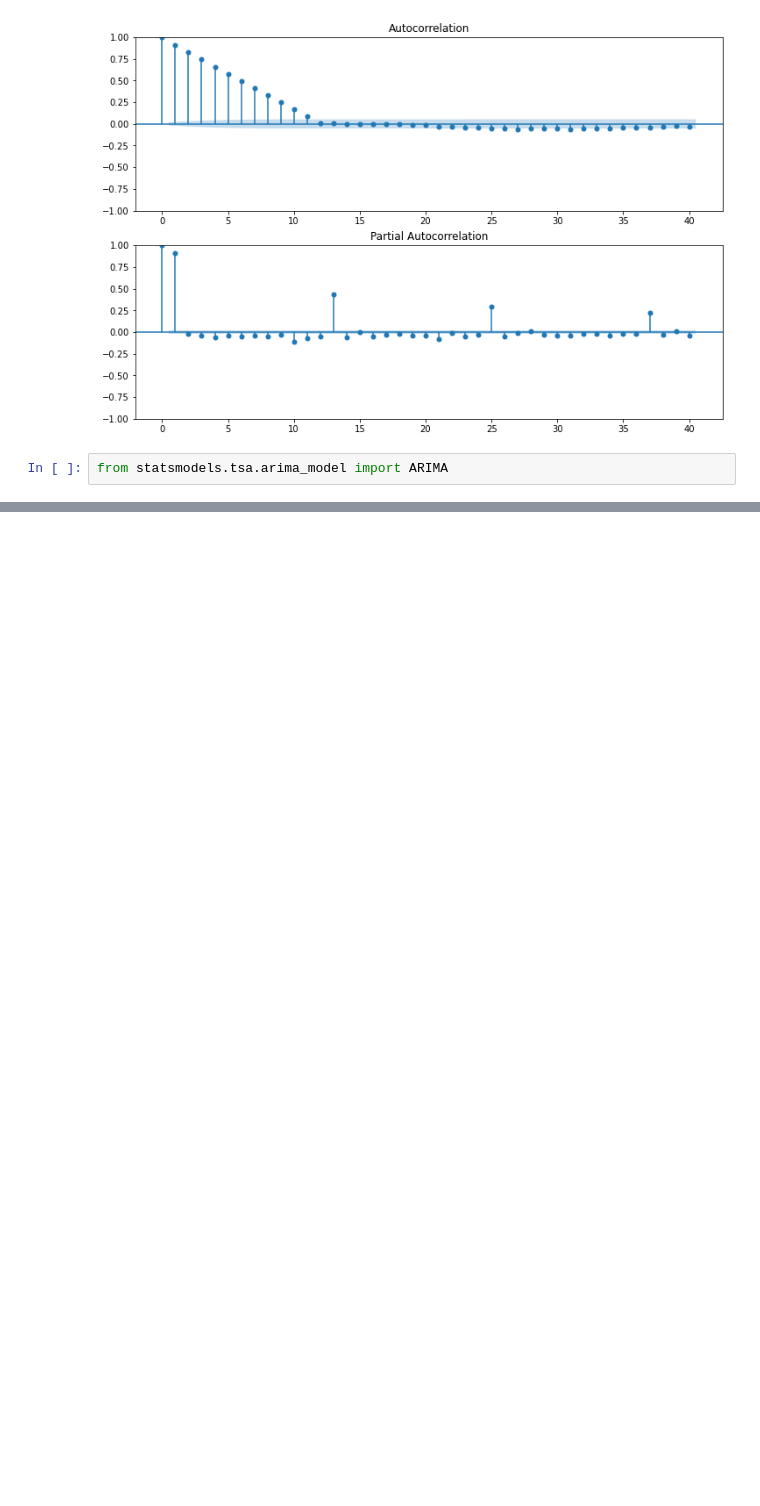
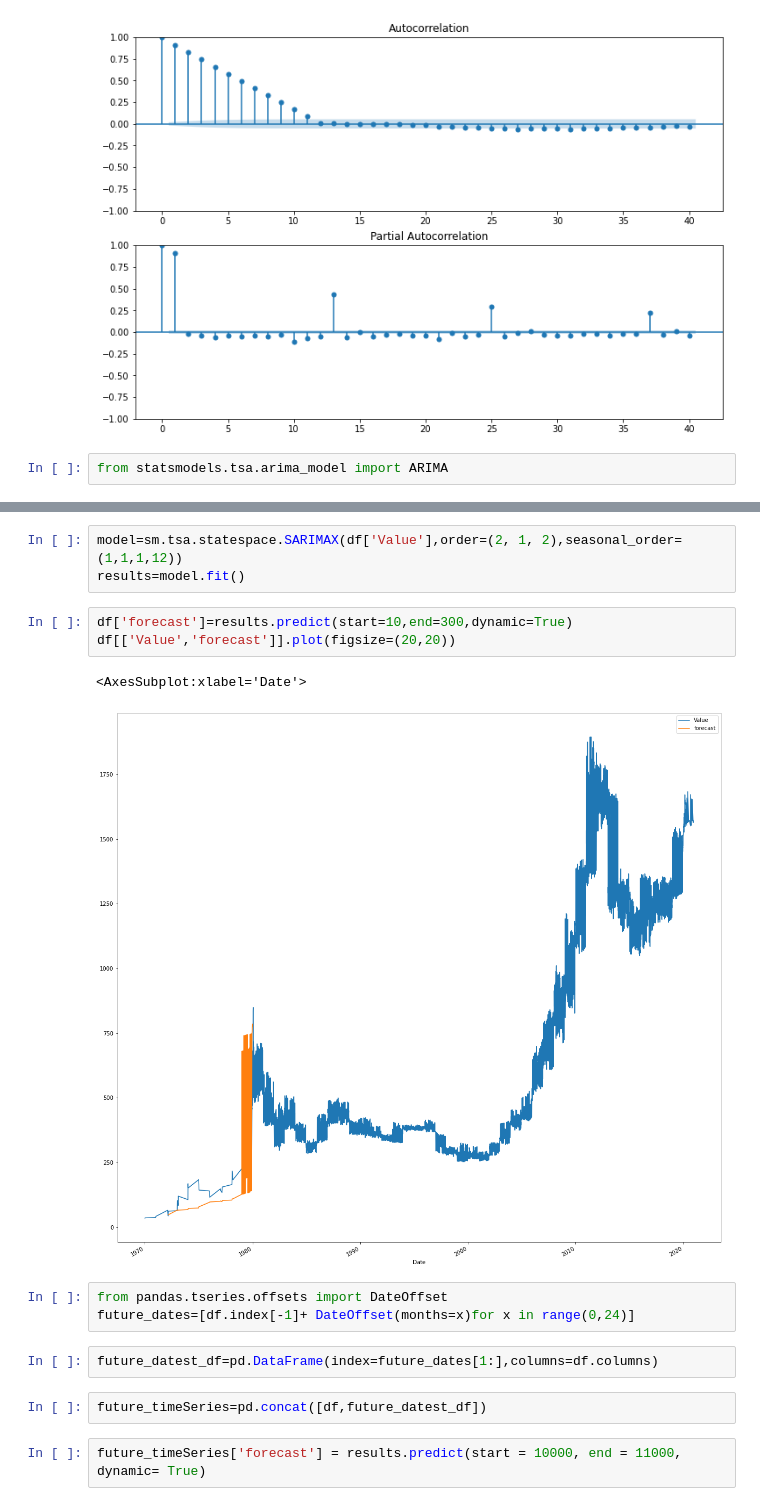
Before and after one commit to sabesan1998/ML_Assignment2_IT19129822_IT19058788_IT19056630, a Jupyter notebook: TimeSeries.ipynb, the cells around one changed output, grey strips where cells are left out. Saved outputs shown, nothing was run; the diff lists cells and outputs as text; blank space fills up the shorter version.

```diff
--- a/TimeSeries.ipynb
+++ b/TimeSeries.ipynb
@@ -226,0 +241,18 @@ for param in pdq:
+# %%
+model=sm.tsa.statespace.SARIMAX(df['Value'],order=(2, 1, 2),seasonal_order=(1,1,1,12))
+results=model.fit()
+# %%
+df['forecast']=results.predict(start=10,end=300,dynamic=True)
+df[['Value','forecast']].plot(figsize=(20,20))
+# %% [output]
+<AxesSubplot:xlabel='Date'>
+[figure, added]
+# %%
+from pandas.tseries.offsets import DateOffset
+future_dates=[df.index[-1]+ DateOffset(months=x)for x in range(0,24)]
+# %%
+future_datest_df=pd.DataFrame(index=future_dates[1:],columns=df.columns)
+# %%
+future_timeSeries=pd.concat([df,future_datest_df])
+# %%
+future_timeSeries['forecast'] = results.predict(start = 10000, end = 11000, dynamic= True)
```
Also changed, not shown: parts of 10 cells of this notebook.
